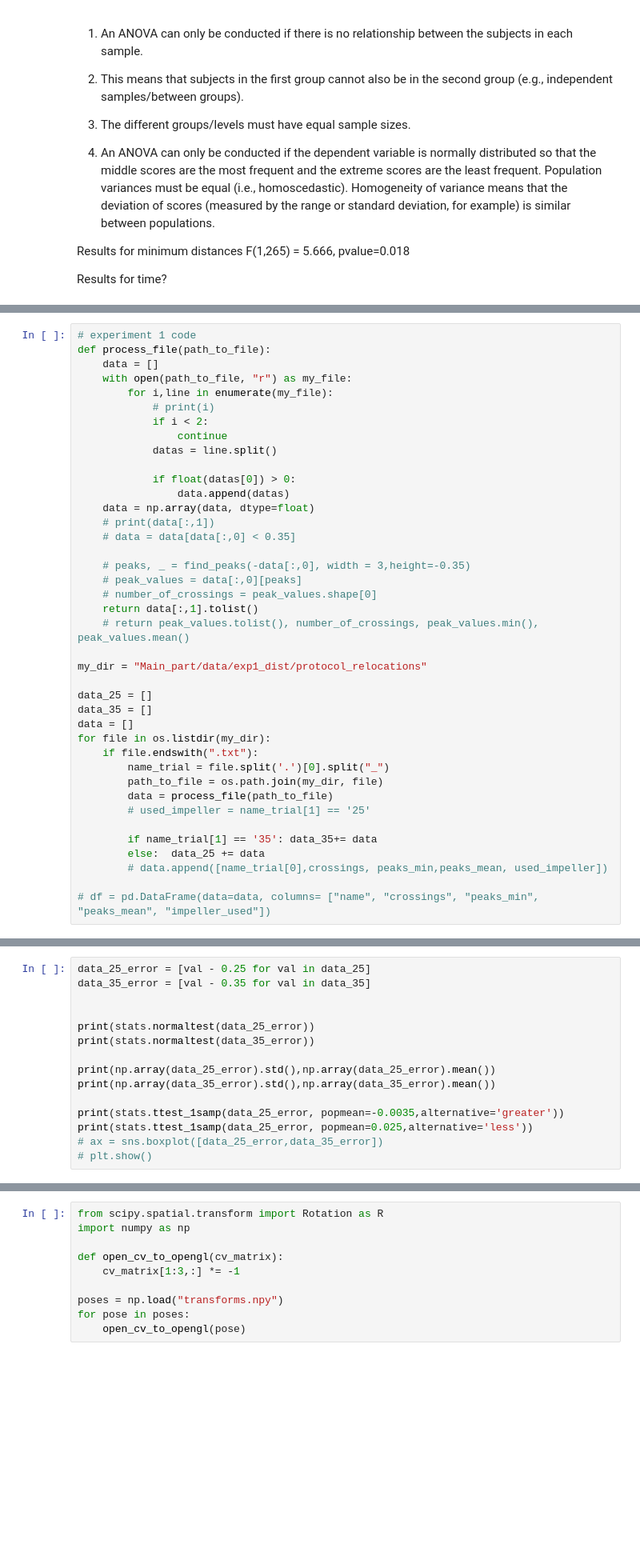
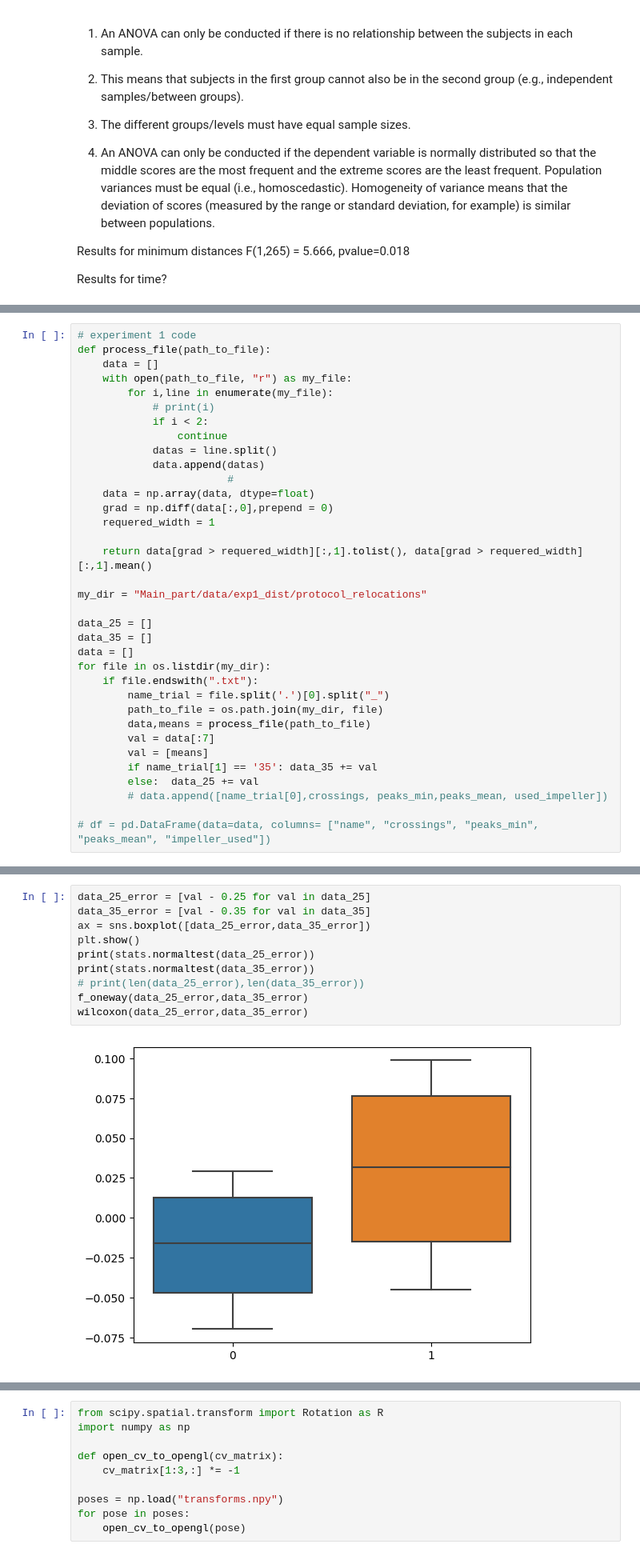
Before and after one commit to ViktorRakhmatulin/AirTouch, a Jupyter notebook: data_analysis.ipynb, the cells around one changed output, grey strips where cells are left out. Shown at 80% size. Drawn from its saved outputs; the diff is of its cells as text; blank space fills up the shorter version.

```diff
--- a/data_analysis.ipynb
+++ b/data_analysis.ipynb
@@ -148,18 +143,13 @@ def process_file(path_to_file):
             if i < 2:
                 continue
             datas = line.split()
+            data.append(datas)
+                        #
+    data = np.array(data, dtype=float)
+    grad = np.diff(data[:,0],prepend = 0)
+    requered_width = 1
 
-            if float(datas[0]) > 0:
-                data.append(datas)
-    data = np.array(data, dtype=float)
-    # print(data[:,1])
-    # data = data[data[:,0] < 0.35]
-
-    # peaks, _ = find_peaks(-data[:,0], width = 3,height=-0.35)
-    # peak_values = data[:,0][peaks]
-    # number_of_crossings = peak_values.shape[0]
-    return data[:,1].tolist()
-    # return peak_values.tolist(), number_of_crossings, peak_values.min(), peak_values.mean()
+    return data[grad > requered_width][:,1].tolist(), data[grad > requered_width][:,1].mean()
 
 my_dir = "Main_part/data/exp1_dist/protocol_relocations"
 
@@ -170,11 +160,11 @@ for file in os.listdir(my_dir):
     if file.endswith(".txt"):
         name_trial = file.split('.')[0].split("_")
         path_to_file = os.path.join(my_dir, file)
-        data = process_file(path_to_file)
-        # used_impeller = name_trial[1] == '25'
-
-        if name_trial[1] == '35': data_35+= data
-        else:  data_25 += data
+        data,means = process_file(path_to_file)
+        val = data[:7]
+        val = [means]
+        if name_trial[1] == '35': data_35 += val
+        else:  data_25 += val
         # data.append([name_trial[0],crossings, peaks_min,peaks_mean, used_impeller])
 
 # df = pd.DataFrame(data=data, columns= ["name", "crossings", "peaks_min", "peaks_mean", "impeller_used"])
@@ -186,16 +176,12 @@ plt.show()
 # %%
 data_25_error = [val - 0.25 for val in data_25]
 data_35_error = [val - 0.35 for val in data_35]
-
-
+ax = sns.boxplot([data_25_error,data_35_error])
+plt.show()
 print(stats.normaltest(data_25_error))
 print(stats.normaltest(data_35_error))
-
-print(np.array(data_25_error).std(),np.array(data_25_error).mean())
-print(np.array(data_35_error).std(),np.array(data_35_error).mean())
-
-print(stats.ttest_1samp(data_25_error, popmean=-0.0035,alternative='greater'))
-print(stats.ttest_1samp(data_25_error, popmean=0.025,alternative='less'))
-# ax = sns.boxplot([data_25_error,data_35_error])
-# plt.show()
+# print(len(data_25_error),len(data_35_error))
+f_oneway(data_25_error,data_35_error)
+wilcoxon(data_25_error,data_35_error)
 # %% [output]
+[figure, added]
```
Also changed, not shown: parts of 11 cells of this notebook.
